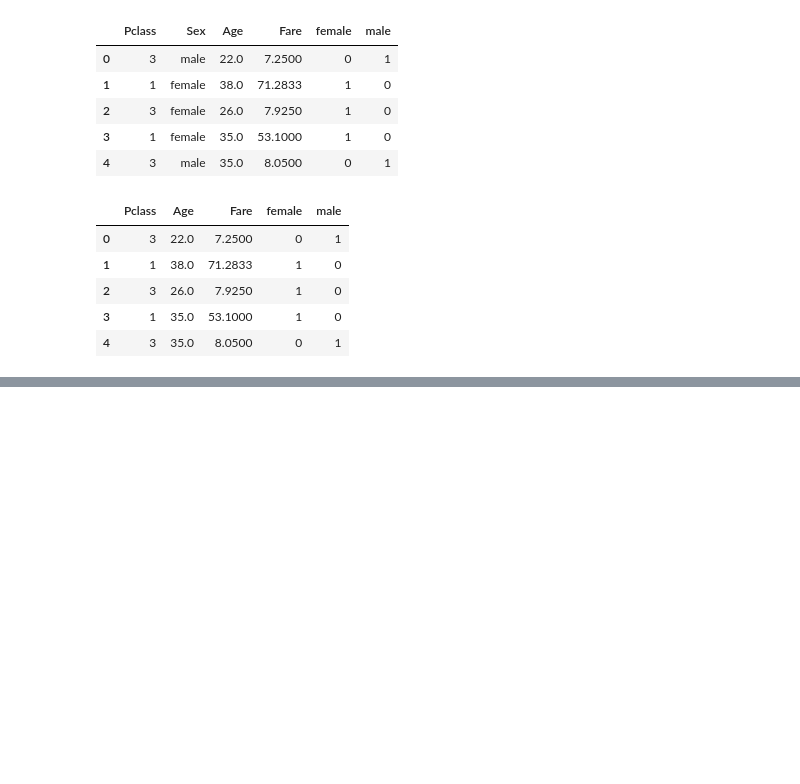
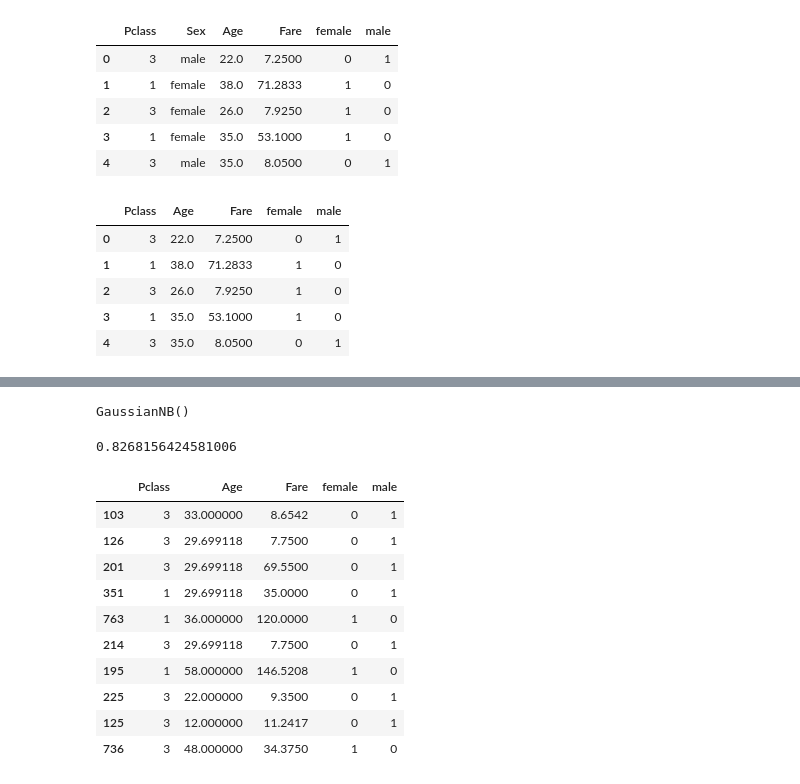
Before and after one commit to KrishnaSA05/Machine-Learning, a Jupyter notebook: Naive_bayes_titanic_dataset.ipynb, the cells around one changed output, grey strips where cells are left out. Drawn from its saved outputs; the diff is of its cells as text; code cells hidden in the pictures; blank space fills up the shorter version.

Commit message:
[~]Updated Naive_bayes_titanic_dataset.ipynb to fill missing Age values with mean and split data for training/testing.

```diff
--- a/Naive_bayes_titanic_dataset.ipynb
+++ b/Naive_bayes_titanic_dataset.ipynb
@@ -65,0 +90,3 @@ inputs.head(5)
+# %%
+inputs.Age=inputs.Age.fillna(inputs.Age.mean())
+inputs.info()
@@ -65,0 +106,27 @@ inputs.head(5)
+# %%
+from sklearn.model_selection import train_test_split
+X_train, X_test, y_train, y_test=train_test_split(inputs, target, test_size=0.2)
+# %%
+from sklearn.naive_bayes import GaussianNB
+model=GaussianNB()
+model.fit(X_train, y_train)
+# %% [output]
+GaussianNB()
+# %%
+model.score(X_test, y_test)
+# %% [output]
+0.8268156424581006
+# %%
+X_test[:10]
+# %% [output]
+|  | Pclass | Age | Fare | female | male |
+| 103 | 3 | 33.000000 | 8.6542 | 0 | 1 |
+| 126 | 3 | 29.699118 | 7.7500 | 0 | 1 |
+| 201 | 3 | 29.699118 | 69.5500 | 0 | 1 |
+| 351 | 1 | 29.699118 | 35.0000 | 0 | 1 |
+| 763 | 1 | 36.000000 | 120.0000 | 1 | 0 |
+| 214 | 3 | 29.699118 | 7.7500 | 0 | 1 |
+| 195 | 1 | 58.000000 | 146.5208 | 1 | 0 |
+| 225 | 3 | 22.000000 | 9.3500 | 0 | 1 |
+| 125 | 3 | 12.000000 | 11.2417 | 0 | 1 |
+| 736 | 3 | 48.000000 | 34.3750 | 1 | 0 |
```
Also changed, not shown: parts of 6 cells of this notebook.
